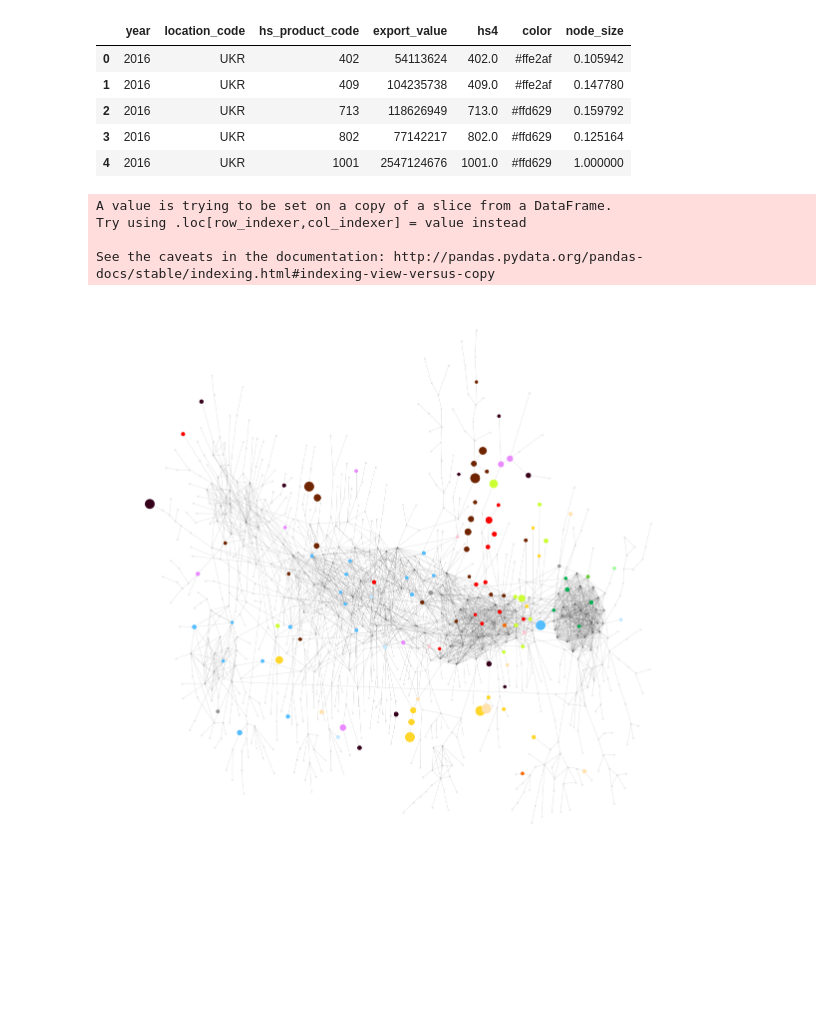
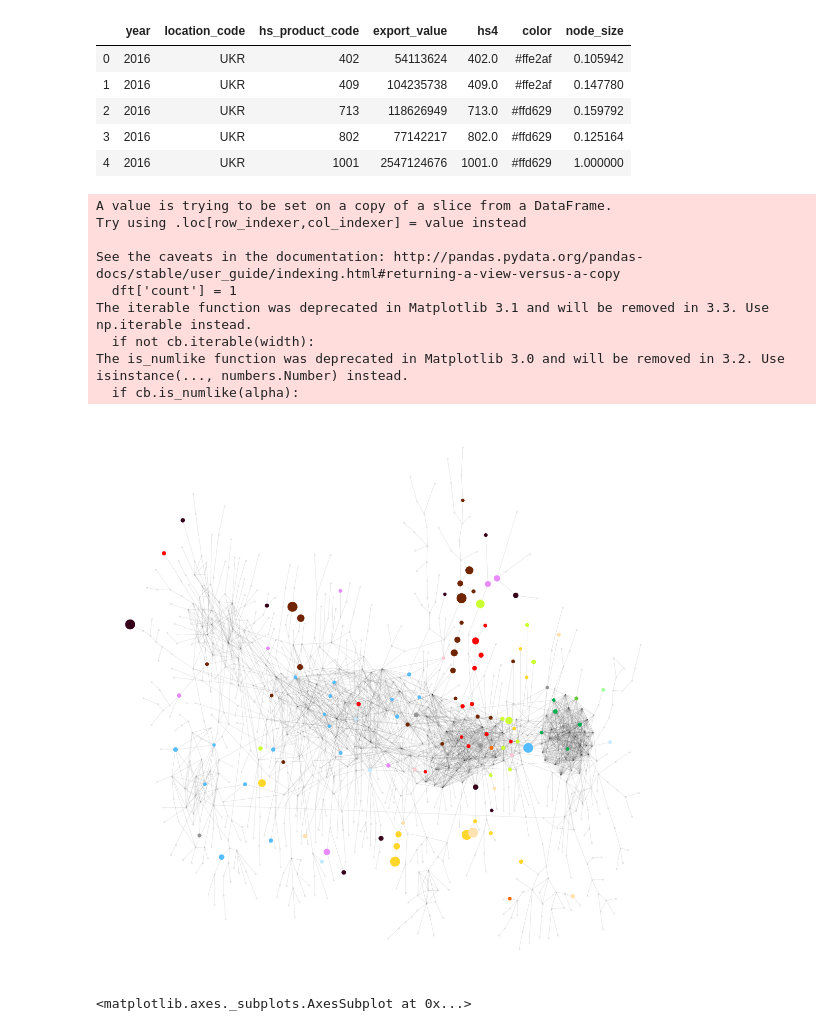
Before and after one commit to cid-harvard/py-productspace, a Jupyter notebook: product_space_notebook.ipynb, the cells around one changed output. Saved outputs shown, nothing was run; the diff lists cells and outputs as text; code cells hidden in the pictures; blank space fills up the shorter version.

```diff
--- a/product_space_notebook.ipynb
+++ b/product_space_notebook.ipynb
@@ -17,7 +17,7 @@ df = pd.read_csv('data/exports_Ukraine_2016.csv')
 # Below:
 # -- node color = based on Atlas
 # -- node size = export value which is standardized to 0.1 - 1
-dfc = pd.read_csv('data/sourcedata/hs4_hex_colors_intl_atlas.csv')
+dfc = pd.read_csv('data/hs4_hex_colors_intl_atlas.csv')
 df = pd.merge(df,dfc[['hs4','color']],how='left',left_on='hs_product_code',right_on='hs4')
 # size will be based on the export value, standardized to a scale of 0.1 to 1
 size_var = 'export_value'
@@ -41,10 +41,18 @@ df.head()
 | 4 | 2016 | UKR | 1001 | 2547124676 | 1001.0 | #ffd629 | 1.000000 |
 # %%
 # Create product space
-create_product_space(df_plot_dataframe=df,df_plot_node_col='hs_product_code',df_plot_attribute_cols=['color','node_size'],output_dir_image='/lab/temp/product_space.png')
+create_product_space(df_plot_dataframe=df,
+                     df_plot_node_col='hs_product_code',
+                     df_plot_attribute_cols=['color','node_size'])
 # %% [output]
 A value is trying to be set on a copy of a slice from a DataFrame.
 Try using .loc[row_indexer,col_indexer] = value instead
 
-See the caveats in the documentation: http://pandas.pydata.org/pandas-docs/stable/indexing.html#indexing-view-versus-copy
+See the caveats in the documentation: http://pandas.pydata.org/pandas-docs/stable/user_guide/indexing.html#returning-a-view-versus-a-copy
+  dft['count'] = 1
+The iterable function was deprecated in Matplotlib 3.1 and will be removed in 3.3. Use np.iterable instead.
+  if not cb.iterable(width):
+The is_numlike function was deprecated in Matplotlib 3.0 and will be removed in 3.2. Use isinstance(..., numbers.Number) instead.
+  if cb.is_numlike(alpha):
-[figure, old version]
+[figure, new version]
+<matplotlib.axes._subplots.AxesSubplot at 0x...>
```
Also changed, not shown: parts of 1 cell of this notebook.
